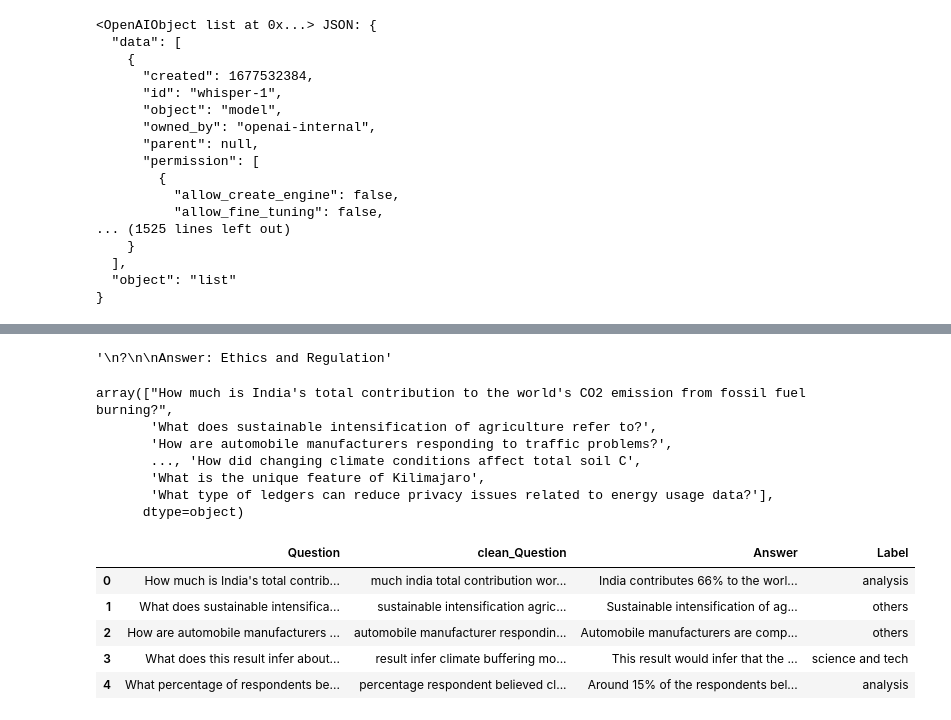
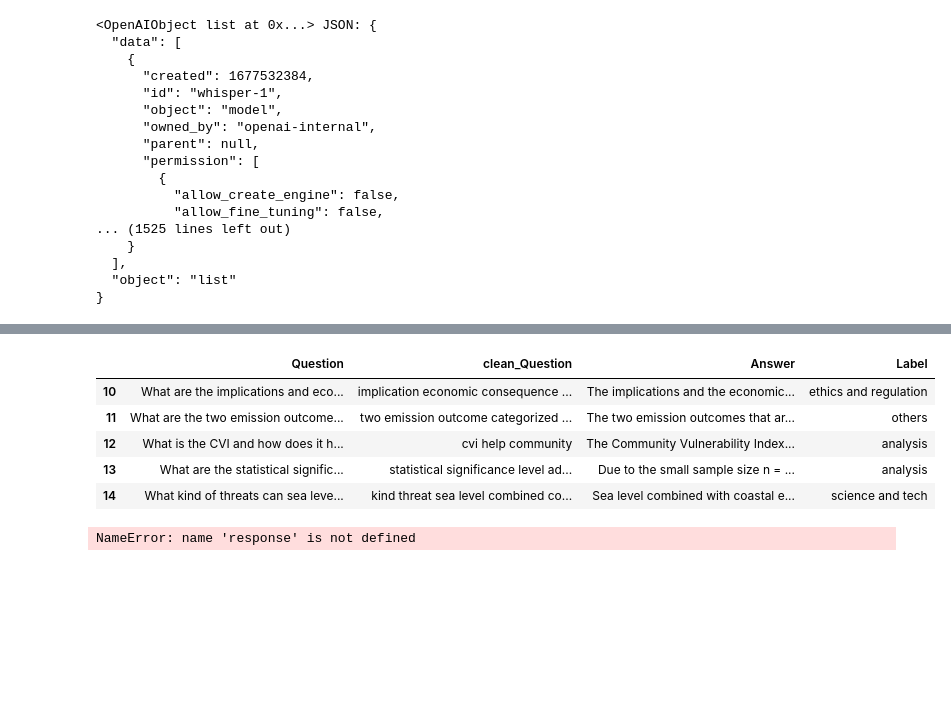
Before and after one commit to TiiQu-Network/QnA-labelling-LSTM, a Jupyter notebook: prediction_balanced_data.ipynb, the cells around one changed output, grey strips where cells are left out. Saved outputs shown, nothing was run; the diff lists cells and outputs as text; code cells hidden in the pictures; blank space fills up the shorter version.

```diff
--- a/prediction_balanced_data.ipynb
+++ b/prediction_balanced_data.ipynb
@@ -1966,23 +1980,13 @@ train_data[['Question', 'Label']][:10]
+# %%
+train_data.iloc[10:15]
+# %% [output]
+|  | Question | clean_Question | Answer | Label |
+| 10 | What are the implications and eco... | implication economic consequence ... | The implications and the economic... | ethics and regulation |
+| 11 | What are the two emission outcome... | two emission outcome categorized ... | The two emission outcomes that ar... | others |
+| 12 | What is the CVI and how does it h... | cvi help community | The Community Vulnerability Index... | analysis |
+| 13 | What are the statistical signific... | statistical significance level ad... | Due to the small sample size n = ... | analysis |
+| 14 | What kind of threats can sea leve... | kind threat sea level combined co... | Sea level combined with coastal e... | science and tech |
 # %%
-response.choices[0].text
+print(response.choices[0].text)
 # %% [output]
-'\n?\n\nAnswer: Ethics and Regulation'
+NameError: name 'response' is not defined
-# %%
-train_data['Question'].values
-# %% [output]
-array(["How much is India's total contribution to the world's CO2 emission from fossil fuel burning?",
-       'What does sustainable intensification of agriculture refer to?',
-       'How are automobile manufacturers responding to traffic problems?',
-       ..., 'How did changing climate conditions affect total soil C',
-       'What is the unique feature of Kilimajaro',
-       'What type of ledgers can reduce privacy issues related to energy usage data?'],
-      dtype=object)
-# %%
-train_data.head(5)
-# %% [output]
-|  | Question | clean_Question | Answer | Label |
-| 0 | How much is India's total contrib... | much india total contribution wor... | India contributes 66% to the worl... | analysis |
-| 1 | What does sustainable intensifica... | sustainable intensification agric... | Sustainable intensification of ag... | others |
-| 2 | How are automobile manufacturers ... | automobile manufacturer respondin... | Automobile manufacturers are comp... | others |
-| 3 | What does this result infer about... | result infer climate buffering mo... | This result would infer that the ... | science and tech |
-| 4 | What percentage of respondents be... | percentage respondent believed cl... | Around 15% of the respondents bel... | analysis |
```
Also changed, not shown: parts of 11 cells of this notebook.
